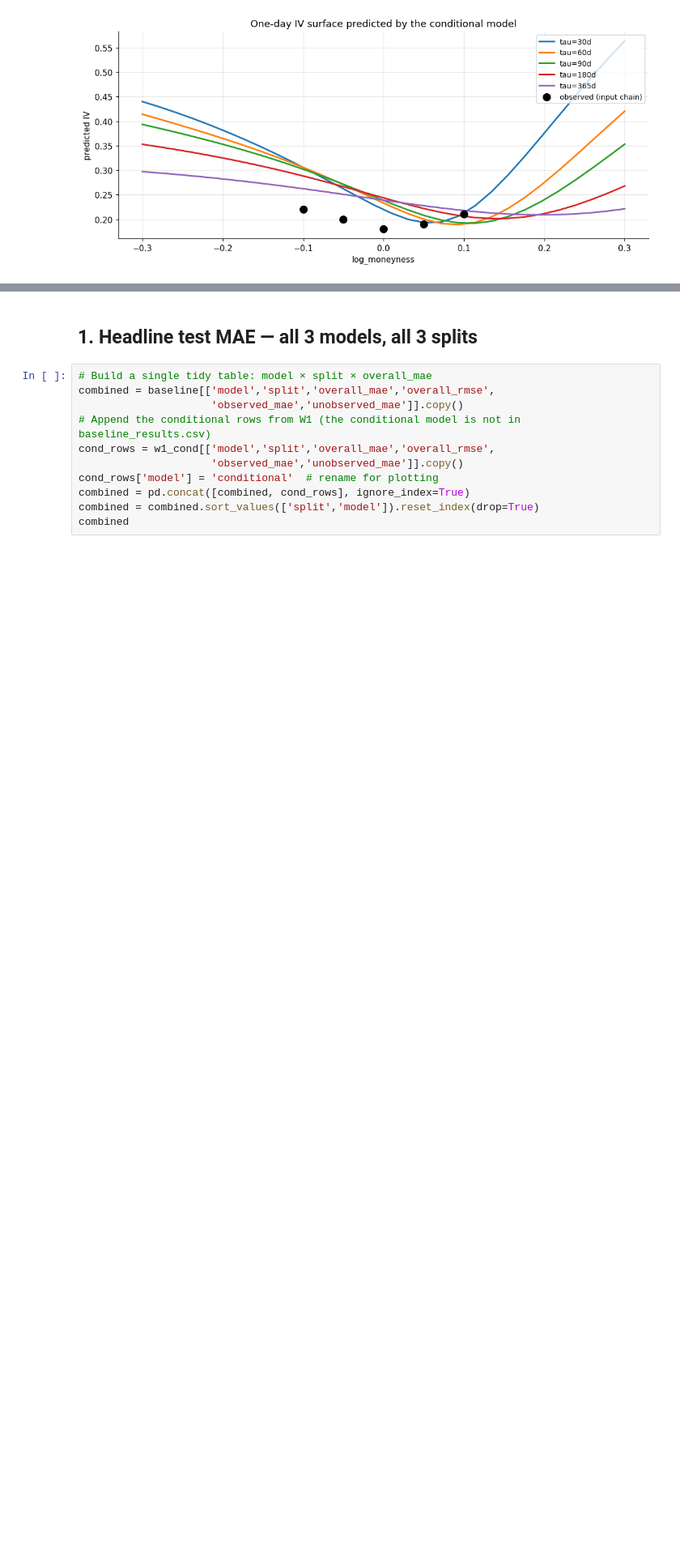
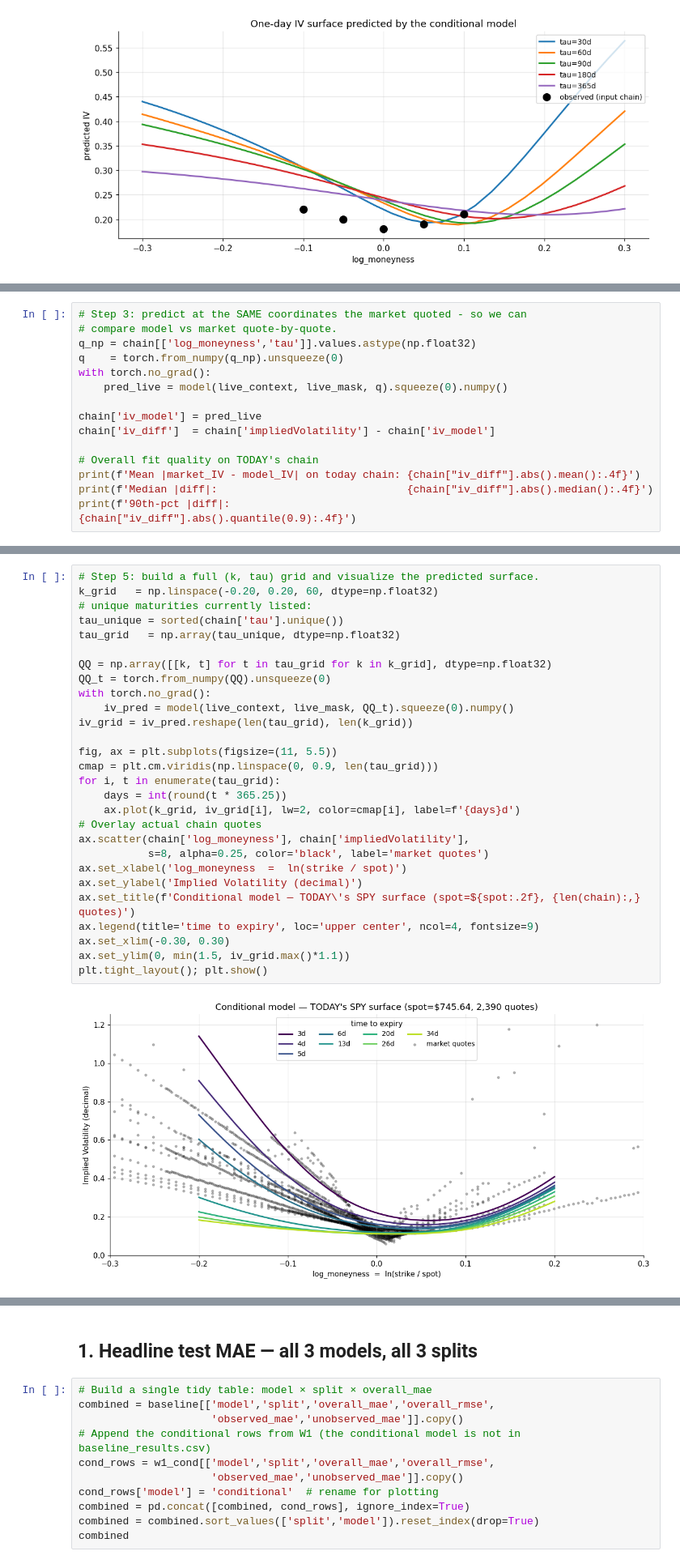
Before and after one commit to zymeng1998/neural-iv-surface-inference, a Jupyter notebook: notebooks/04_phase2c_results.ipynb, the cells around one changed output, grey strips where cells are left out. Shown at 81% size. Cells and saved outputs as stored; diff of their text form; blank space fills up the shorter version.

```diff
--- a/notebooks/04_phase2c_results.ipynb
+++ b/notebooks/04_phase2c_results.ipynb
@@ -210,0 +292,15 @@ plt.tight_layout(); plt.show()
+# %%
+# Step 3: predict at the SAME coordinates the market quoted - so we can
+# compare model vs market quote-by-quote.
+q_np = chain[['log_moneyness','tau']].values.astype(np.float32)
+q    = torch.from_numpy(q_np).unsqueeze(0)
+with torch.no_grad():
+    pred_live = model(live_context, live_mask, q).squeeze(0).numpy()
+
+chain['iv_model'] = pred_live
+chain['iv_diff']  = chain['impliedVolatility'] - chain['iv_model']
+
+# Overall fit quality on TODAY's chain
+print(f'Mean |market_IV - model_IV| on today chain: {chain["iv_diff"].abs().mean():.4f}')
+print(f'Median |diff|:                              {chain["iv_diff"].abs().median():.4f}')
+print(f'90th-pct |diff|:                            {chain["iv_diff"].abs().quantile(0.9):.4f}')
@@ -210,0 +376,30 @@ plt.tight_layout(); plt.show()
+# %%
+# Step 5: build a full (k, tau) grid and visualize the predicted surface.
+k_grid   = np.linspace(-0.20, 0.20, 60, dtype=np.float32)
+# unique maturities currently listed:
+tau_unique = sorted(chain['tau'].unique())
+tau_grid   = np.array(tau_unique, dtype=np.float32)
+
+QQ = np.array([[k, t] for t in tau_grid for k in k_grid], dtype=np.float32)
+QQ_t = torch.from_numpy(QQ).unsqueeze(0)
+with torch.no_grad():
+    iv_pred = model(live_context, live_mask, QQ_t).squeeze(0).numpy()
+iv_grid = iv_pred.reshape(len(tau_grid), len(k_grid))
+
+fig, ax = plt.subplots(figsize=(11, 5.5))
+cmap = plt.cm.viridis(np.linspace(0, 0.9, len(tau_grid)))
+for i, t in enumerate(tau_grid):
+    days = int(round(t * 365.25))
+    ax.plot(k_grid, iv_grid[i], lw=2, color=cmap[i], label=f'{days}d')
+# Overlay actual chain quotes
+ax.scatter(chain['log_moneyness'], chain['impliedVolatility'],
+           s=8, alpha=0.25, color='black', label='market quotes')
+ax.set_xlabel('log_moneyness  =  ln(strike / spot)')
+ax.set_ylabel('Implied Volatility (decimal)')
+ax.set_title(f'Conditional model — TODAY\'s SPY surface (spot=${spot:.2f}, {len(chain):,} quotes)')
+ax.legend(title='time to expiry', loc='upper center', ncol=4, fontsize=9)
+ax.set_xlim(-0.30, 0.30)
+ax.set_ylim(0, min(1.5, iv_grid.max()*1.1))
+plt.tight_layout(); plt.show()
+# %% [output]
+[figure, added]
```
Also changed, not shown: parts of 8 cells of this notebook, 2 other files.
